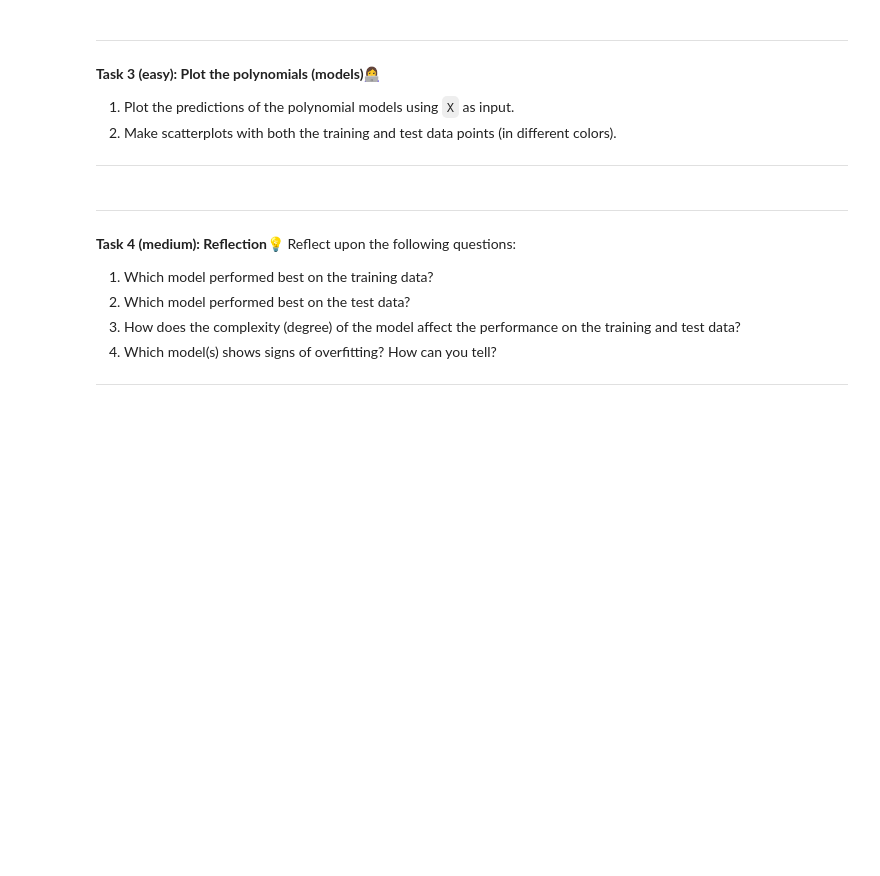
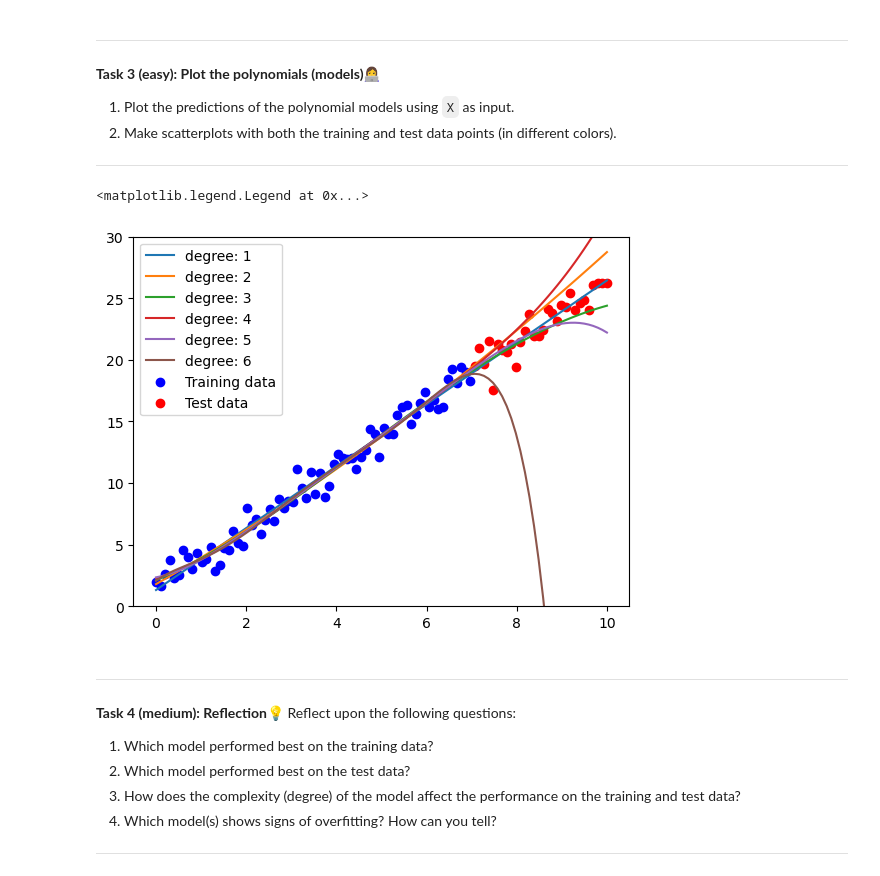
Before and after one commit to LVOL98/IML_Introduction-to-Machine-Learning, a Jupyter notebook: iml-repo/vscode/02-material/W06/01-model_complexity.ipynb, the cells around one changed output. Drawn from its saved outputs; the diff is of its cells as text; code cells hidden in the pictures; blank space fills up the shorter version.

```diff
--- a/iml-repo/vscode/02-material/W06/01-model_complexity.ipynb
+++ b/iml-repo/vscode/02-material/W06/01-model_complexity.ipynb
@@ -75,7 +78,18 @@ def create_design_matrix(X, degree):
     - A: np.ndarray
         Design matrix with columns corresponding to X^0, X^1, ..., X^degree.
     """
-    #write code/solution here ...
+
+    temp_array = []
+    for x_row in X:
+        x = x_row[0]
+        ones = np.ones(degree + 1)
+
+        for i in range(len(ones)):
+            ones[i] = x ** i
+
+        temp_array.append(ones)
+
+    return np.array(temp_array)
 
 def polynomial_regression(X, y, degree):
     """
@@ -93,7 +107,10 @@ def polynomial_regression(X, y, degree):
     - w: np.ndarray
         Weights/coefficients for the polynomial regression.
     """
-    #write code/solution here ...
+
+    design_matrix = create_design_matrix(X, degree)
+
+    return np.linalg.inv((design_matrix.transpose() @ design_matrix)) @ design_matrix.transpose() @ y
 # %% [markdown]
 
 ---
@@ -117,7 +134,8 @@ $$ MSE = \frac{1}{m}\sum_{i=1}^{m}(f_{\mathbf{w}}(x_{i})-y_{i})^2$$
 # %%
 def compute_mse(y_true, y_pred):
     """Compute Mean Squared Error between true and predicted values."""
-    #write code/solution here ...
+
+    return (1 / len(y_true)) * np.sum(((y_true - y_pred) ** 2))
 
 # Train and evaluate linear models with different polynomial features
 train_errors = []
@@ -127,6 +145,19 @@ w_s = []
 degrees = [1, 2, 3, 4, 5, 6]
 
 #write code/solution here ...
+for degree in degrees:
+    design_matrix = create_design_matrix(X_train, degree)
+    parameters = polynomial_regression(X_train, y_train, degree)
+
+    w_s.append(parameters)
+
+    y_train_pred = design_matrix @ parameters
+    train_errors.append(compute_mse(y_train, y_train_pred))
+
+    design_matrix = create_design_matrix(X_test, degree)
+
+    y_test_pred = design_matrix @ parameters
+    test_errors.append(compute_mse(y_test, y_test_pred))
 # %% [markdown]
 
 ---
@@ -140,9 +171,20 @@ degrees = [1, 2, 3, 4, 5, 6]
 # %%
 # Plot the results
 # Insert code for question 1
+for degree in degrees:
+    # create_design_matrix(X, degree) @ w_s[degree - 1]
+    plt.plot(X, create_design_matrix(X, degree) @ w_s[degree - 1], label=f'degree: {degree}')
+
 # The following line keep axis fixed in a plot
 plt.ylim(0,30)
+
 # Insert code for question 2
+plt.scatter(X_train, y_train, color='blue', label='Training data')
+plt.scatter(X_test, y_test, color='red', label='Test data')
+plt.legend()
+# %% [output]
+<matplotlib.legend.Legend at 0x...>
+[figure, added]
 # %% [markdown]
 
 ---
```
Also changed, not shown: parts of 5 cells of this notebook, 1 other file.
